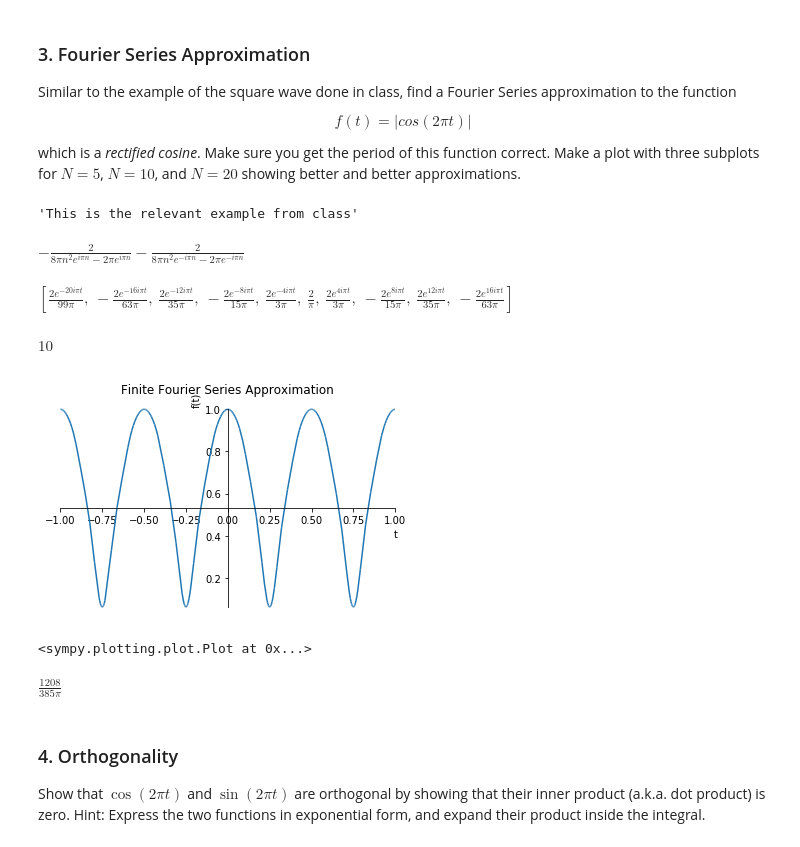
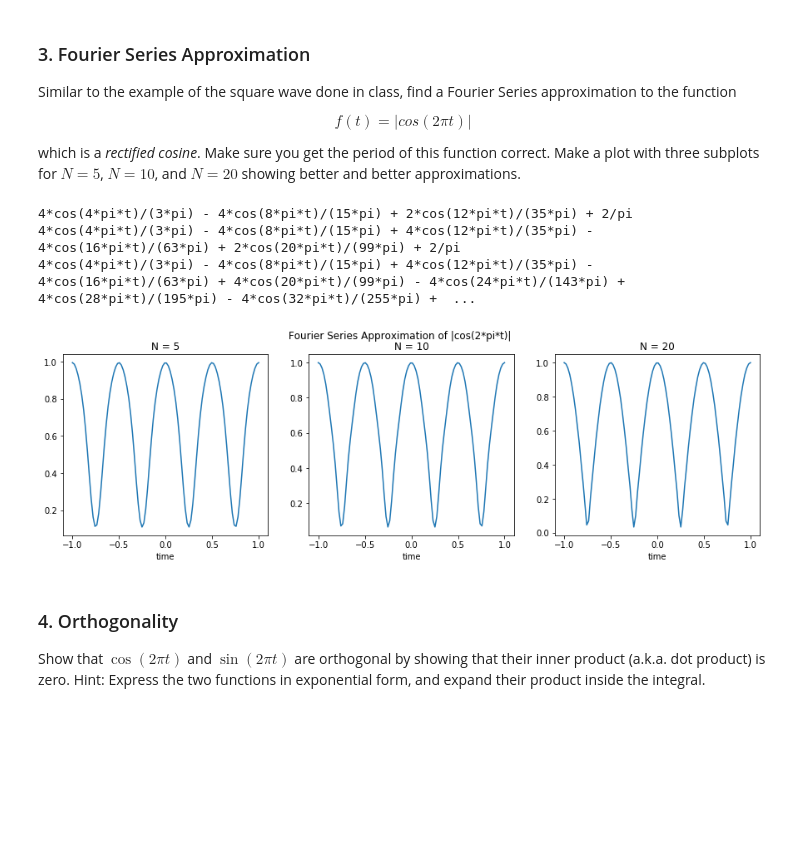
Before and after one commit to kegedy/EE502P, a Jupyter notebook: hw/kevin/HW06.ipynb, the cells around one changed output. Drawn from its saved outputs; the diff is of its cells as text; code cells hidden in the pictures; blank space fills up the shorter version.

```diff
--- a/hw/kevin/HW06.ipynb
+++ b/hw/kevin/HW06.ipynb
@@ -191,49 +190,48 @@ $$
 
 which is a *rectified cosine*. Make sure you get the period of this function correct. Make a plot with three subplots for $N=5$, $N=10$, and $N=20$ showing better and better approximations.
 # %%
-'This is the relevant example from class'
+# Fourier Series terms
+def FSterms(N):
+    t = sp.symbols("t", real=True)
+    n = sp.symbols("n", integer=True, positive=True)
+    symbols = (t,n)
 
-# Example: Square Wave
-# f(t) = 1, if t in [0, 1/2)
-#       -1, if t in [1,2, 1)
-# Note that the magnitude of the coefficients decreases like 1/n, showing that
-# higher and higher frequencies contribute less and less to the overall shape.
+    f = sp.cos(2*sp.pi*t)  # function of interest
+    T = sp.Rational(1,4) # half period (since symmetric interval is used)
+    period = 2*T
 
-t = sp.symbols("t", real=True)
-n = sp.symbols("n", integer=True, positive=True)
-q = -sp.pi*sp.I*n*t/T # arguments of the exponential in the cn equation
+    q = -sp.pi*sp.I*n*t/T # arguments of the exponential in the cn equation
 
-f = sp.cos(2*sp.pi*t)  # function of interest
-T = sp.Rational(1,4) # half period (since symmetric interval is used)
-period = 2*T
+    # Formula for the complex coefficients
+    cn = (1 / (period))*sp.integrate(f*sp.exp(q), (t,-T,T))
 
-# Formula for the complex coefficients
-cn = (1 / (period))*sp.integrate(f*sp.exp(q), (t,-T,T))
-cn # Complex coefficients
+    vals = range(-math.ceil(N/2),math.ceil(N/2))
+    terms = [cn.subs(n,k)*sp.exp(sp.pi*sp.I*k*t/T) for k in vals]
+    rterms = [i for i in terms if i != sp.nan]
+
+    return rterms,symbols
-# %% [output]
-'This is the relevant example from class'
-$\displaystyle - \frac{2}{8 \pi n^{2} e^{i \pi n} - 2 \pi e^{i \pi n}} - \frac{2}{8 \pi n^{2} e^{- i \pi n} - 2 \pi e^{- i \pi n}}$
-# %%
-# Here are some of the terms of the Fourier Series
-N = 10
-vals = range(math.floor(-N/2),math.ceil(N/2))
-terms = [cn.subs(n,k)*sp.exp(sp.pi*sp.I*k*t/T) for k in vals]
-terms = [i for i in terms if i != sp.nan]
-terms
-# %% [output]
-$\displaystyle \left[ \frac{2 e^{- 20 i \pi t}}{99 \pi}, \  - \frac{2 e^{- 16 i \pi t}}{63 \pi}, \  \frac{2 e^{- 12 i \pi t}}{35 \pi}, \  - \frac{2 e^{- 8 i \pi t}}{15 \pi}, \  \frac{2 e^{- 4 i \pi t}}{3 \pi}, \  \frac{2}{\pi}, \  \frac{2 e^{4 i \pi t}}{3 \pi}, \  - \frac{2 e^{8 i \pi t}}{15 \pi}, \  \frac{2 e^{12 i \pi t}}{35 \pi}, \  - \frac{2 e^{16 i \pi t}}{63 \pi}\right]$
-# %%
-# Plot the sum of all the terms versus theta
-len(terms)
-fapprox = sp.re(sum(terms))
-sp.plot(fapprox,(t,-1,1),title=r"Finite Fourier Series Approximation")
-plt.show()
-fapprox.subs(t,1)
-# %% [output]
-$\displaystyle 10$
-[figure, removed]
-<sympy.plotting.plot.Plot at 0x...>
-$\displaystyle \frac{1208}{385 \pi}$
+# %%
+# Plot the sum of all the terms versus theta
+nterms = [5,10,20]
+t = np.linspace(-1,1,100)
+fig,axs = plt.subplots(1,3,figsize=(15,4))
+
+for i,n in enumerate(nterms):
+    terms,symbols = FSterms(n)
+    fapprox = sp.re(sum(terms))
+    #print(fapprox)
+    fapprox = sp.lambdify(symbols,fapprox,'numpy')
+    axs[i].plot(t,fapprox(t,1))
+    axs[i].set_xlabel('time')
+    axs[i].set_title(f'N = {n}')
+
+plt.suptitle('Fourier Series Approximation of |cos(2*pi*t)|')
+plt.show();
+# %% [output]
+4*cos(4*pi*t)/(3*pi) - 4*cos(8*pi*t)/(15*pi) + 2*cos(12*pi*t)/(35*pi) + 2/pi
+4*cos(4*pi*t)/(3*pi) - 4*cos(8*pi*t)/(15*pi) + 4*cos(12*pi*t)/(35*pi) - 4*cos(16*pi*t)/(63*pi) + 2*cos(20*pi*t)/(99*pi) + 2/pi
+4*cos(4*pi*t)/(3*pi) - 4*cos(8*pi*t)/(15*pi) + 4*cos(12*pi*t)/(35*pi) - 4*cos(16*pi*t)/(63*pi) + 4*cos(20*pi*t)/(99*pi) - 4*cos(24*pi*t)/(143*pi) + 4*cos(28*pi*t)/(195*pi) - 4*cos(32*pi*t)/(255*pi) +  ...
+[figure, added]
 # %% [markdown]
 ### 4. Orthogonality
 
```
Also changed, not shown: parts of 21 cells of this notebook.
